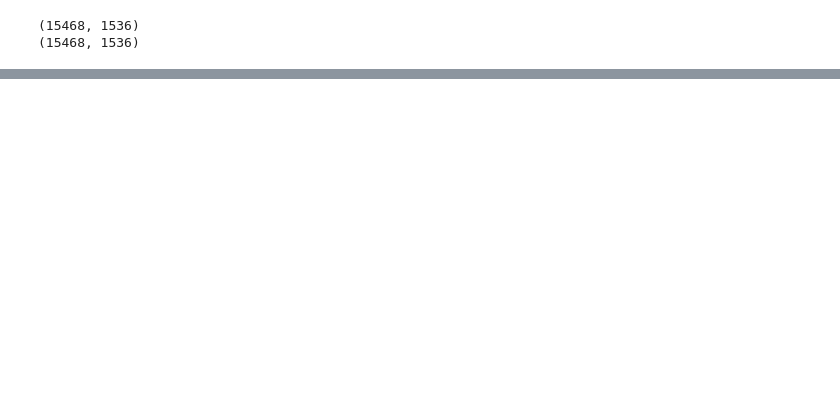
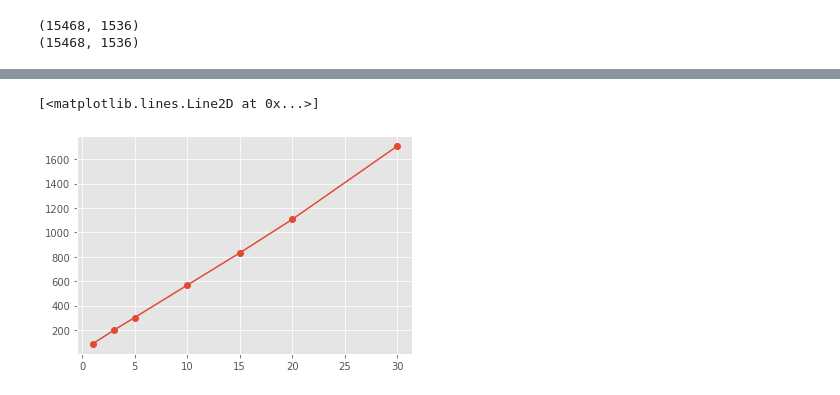
Before and after one commit to malinphy/e_repo, a Jupyter notebook: pca.ipynb, the cells around one changed output, grey strips where cells are left out. Cells and saved outputs as stored; diff of their text form; code cells hidden in the pictures; blank space fills up the shorter version.

```diff
--- a/pca.ipynb
+++ b/pca.ipynb
@@ -200,0 +130,23 @@ print(f"mAP@{k} = {round(map_at_k, 2)}")
+# %%
+def intersect(actual, predicted,k):
+    return np.intersect1d(actual, predicted)
+
+def hit_rate(actual, predicted,k):
+    total = 0
+    for i in range(len(actual)):
+        intersection = intersect(raw_idx[i][:k], reduced_idx[i][:k],3)
+        total = total + len(intersection)
+
+    return total
+
+HR_1 = hit_rate(raw_idx, reduced_idx, 1)
+HR_3 = hit_rate(raw_idx, reduced_idx, 3)
+HR_5 = hit_rate(raw_idx, reduced_idx, 5)
+HR_10 = hit_rate(raw_idx, reduced_idx, 10)
+HR_15 = hit_rate(raw_idx, reduced_idx, 15)
+HR_20 = hit_rate(raw_idx, reduced_idx, 20)
+HR_30 = hit_rate(raw_idx, reduced_idx, 30)
+plt.plot([1,3,5,10,15,20,30], [HR_1,HR_3,HR_5,HR_10,HR_15,HR_20,HR_30], 'o-')
+# %% [output]
+[<matplotlib.lines.Line2D at 0x...>]
+[figure, added]
```
Also changed, not shown: parts of 9 cells of this notebook.
